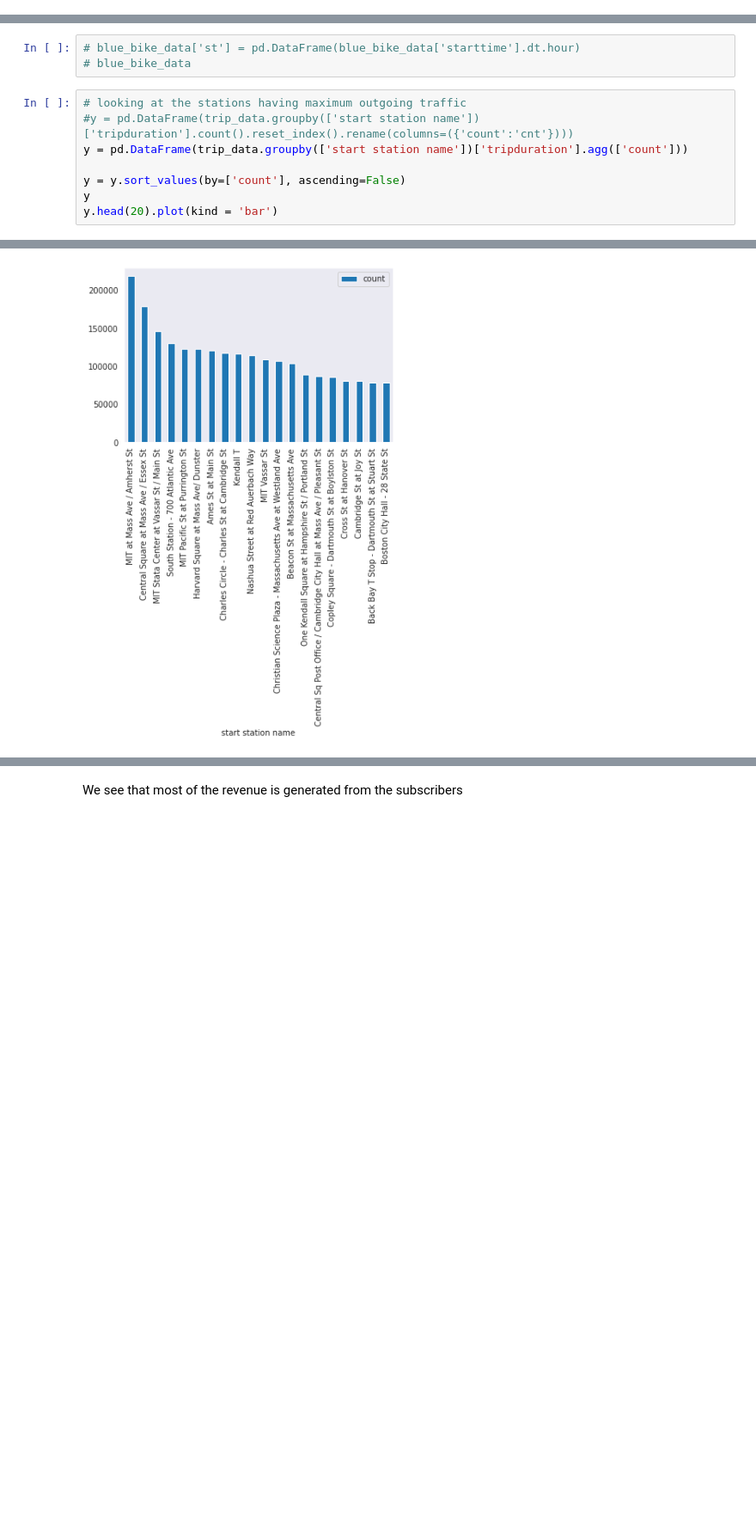
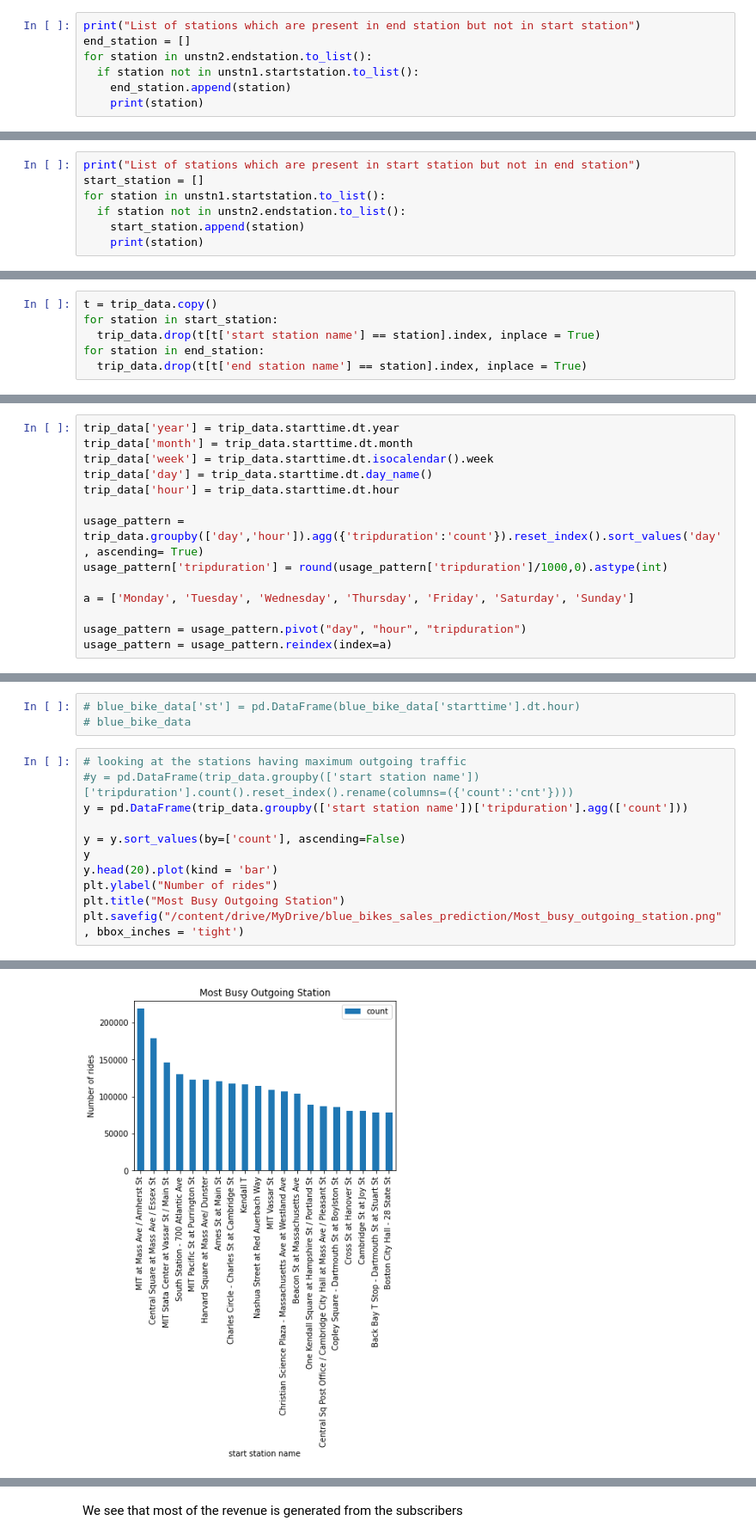
Before and after one commit to sharmasapna/Bluebike_Traffic_Forecasting, a Jupyter notebook: bluebikes_eda.ipynb, the cells around one changed output, grey strips where cells are left out. Shown at 86% size. Drawn from its saved outputs; the diff is of its cells as text; blank space fills up the shorter version.

```diff
--- a/bluebikes_eda.ipynb
+++ b/bluebikes_eda.ipynb
@@ -109,0 +137,7 @@ Total Number of Bike Stations are :  481
+# %%
+print("List of stations which are present in end station but not in start station")
+end_station = []
+for station in unstn2.endstation.to_list():
+  if station not in unstn1.startstation.to_list():
+    end_station.append(station)
+    print(station)
@@ -109,0 +151,7 @@ Total Number of Bike Stations are :  481
+# %%
+print("List of stations which are present in start station but not in end station")
+start_station = []
+for station in unstn1.startstation.to_list():
+  if station not in unstn2.endstation.to_list():
+    start_station.append(station)
+    print(station)
@@ -109,0 +172,6 @@ Total Number of Bike Stations are :  481
+# %%
+t = trip_data.copy()
+for station in start_station:
+  trip_data.drop(t[t['start station name'] == station].index, inplace = True)
+for station in end_station:
+  trip_data.drop(t[t['end station name'] == station].index, inplace = True)
@@ -200,2 +281,16 @@ plt.show()
 # %% [markdown]
 While traffic is evenly spread out throughtout the week, we see a pattern in the two type of customers. The subscribers seem to be using bikes more on the week days and the walk in customers seem to be using bikes more on week ends
+# %%
+trip_data['year'] = trip_data.starttime.dt.year
+trip_data['month'] = trip_data.starttime.dt.month
+trip_data['week'] = trip_data.starttime.dt.isocalendar().week
+trip_data['day'] = trip_data.starttime.dt.day_name()
+trip_data['hour'] = trip_data.starttime.dt.hour
+
+usage_pattern = trip_data.groupby(['day','hour']).agg({'tripduration':'count'}).reset_index().sort_values('day', ascending= True)
+usage_pattern['tripduration'] = round(usage_pattern['tripduration']/1000,0).astype(int)
+
+a = ['Monday', 'Tuesday', 'Wednesday', 'Thursday', 'Friday', 'Saturday', 'Sunday']
+
+usage_pattern = usage_pattern.pivot("day", "hour", "tripduration")
+usage_pattern = usage_pattern.reindex(index=a)
@@ -273,4 +396,7 @@ y = pd.DataFrame(trip_data.groupby(['start station name'])['tripduration'].agg([
 y = y.sort_values(by=['count'], ascending=False)
 y
 y.head(20).plot(kind = 'bar')
+plt.ylabel("Number of rides")
+plt.title("Most Busy Outgoing Station")
+plt.savefig("/content/drive/MyDrive/blue_bikes_sales_prediction/Most_busy_outgoing_station.png", bbox_inches = 'tight')
 # %% [output]
@@ -278,4 +403,4 @@ y.head(20).plot(kind = 'bar')
-[figure, old version]
+[figure, new version]
 # %%
 y.head(20)
 # %% [output]
```
Also changed, not shown: parts of 53 cells of this notebook.
